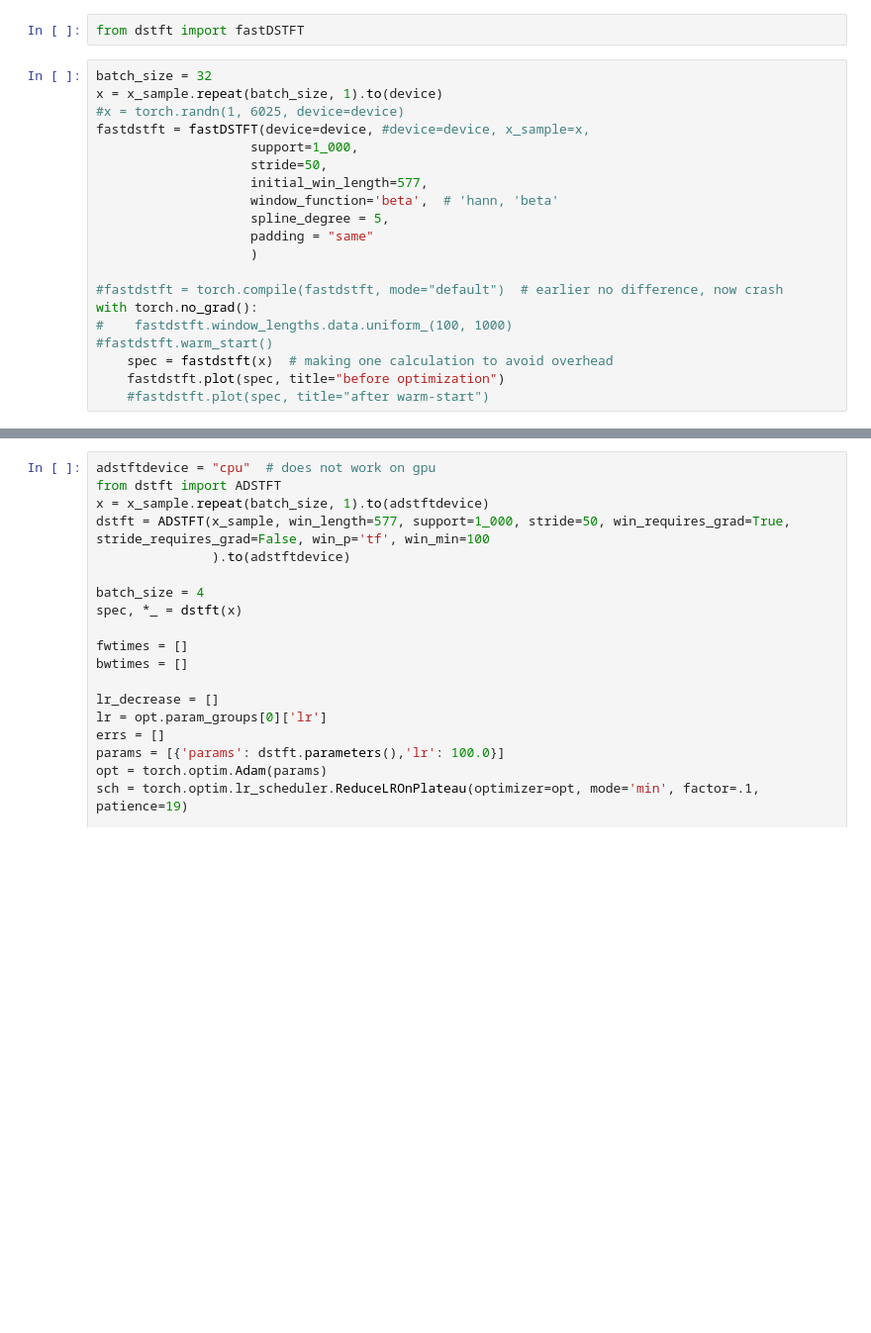
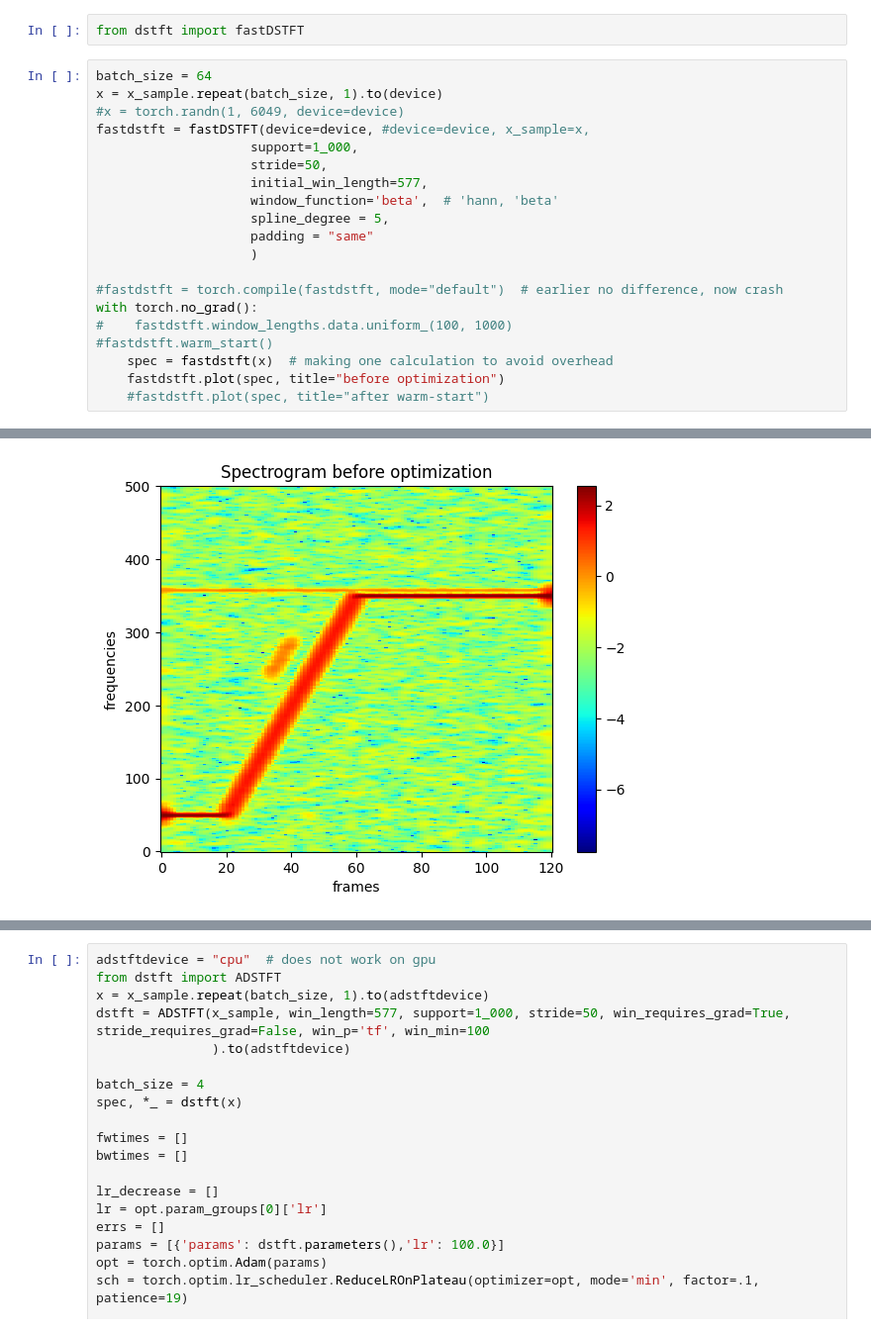
Before and after one commit to SpoketKasper/projekt-fmsn35, a Jupyter notebook: dstft/notebooks/fastDSTFT.ipynb, the cells around one changed output, grey strips where cells are left out. Shown: that part at 99% size. Cells and saved outputs as stored; diff of their text form; blank space fills up the shorter version.

```diff
--- a/dstft/notebooks/fastDSTFT.ipynb
+++ b/dstft/notebooks/fastDSTFT.ipynb
@@ -61,9 +61,9 @@ Here, the fastDSTFT is tested
 # %%
 from dstft import fastDSTFT
 # %%
-batch_size = 32
+batch_size = 64
 x = x_sample.repeat(batch_size, 1).to(device)
-#x = torch.randn(1, 6025, device=device)
+#x = torch.randn(1, 6049, device=device)
 fastdstft = fastDSTFT(device=device, #device=device, x_sample=x,
                     support=1_000,
                     stride=50,
@@ -87,0 +87 @@ torch.Size([501, 35, 121])
+[figure, added]
```
Also changed, not shown: parts of 2 cells of this notebook, 2 other files.
